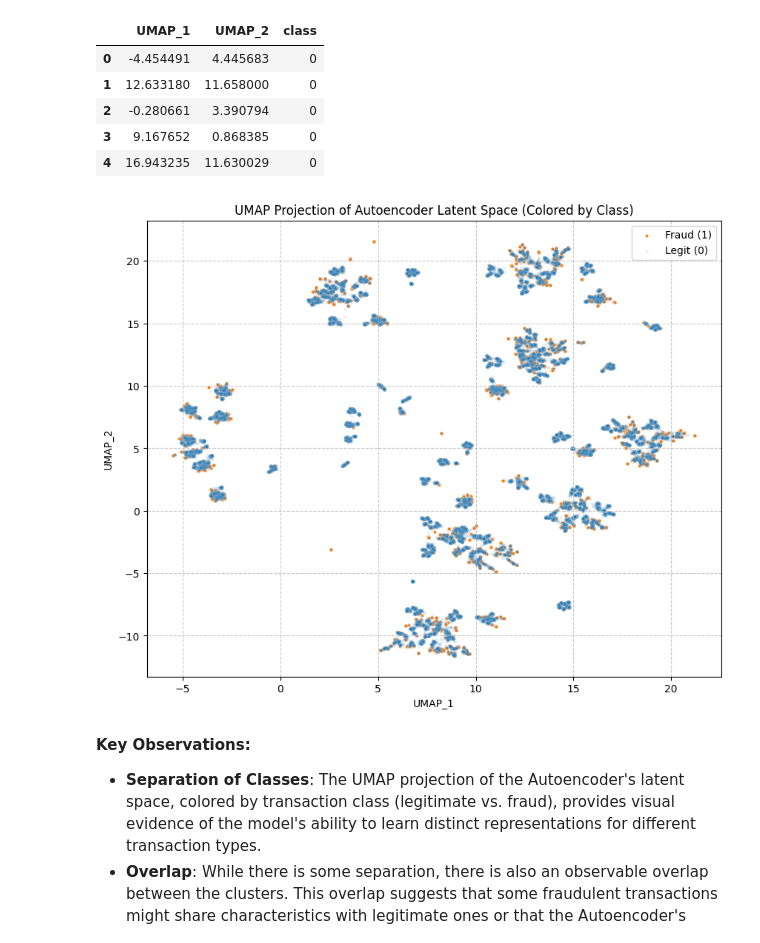
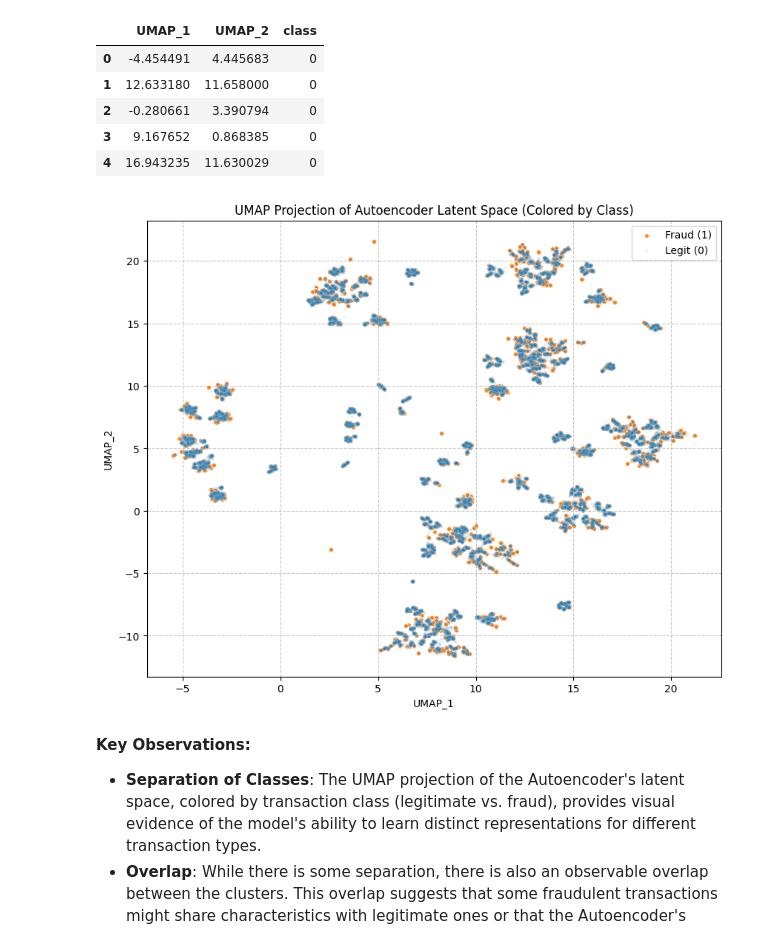
Before and after one commit to MLCoursesBBK/ZiZ_2026, a Jupyter notebook: Anomaly_Detection.ipynb, the cells around one changed output. Saved outputs shown, nothing was run; the diff lists cells and outputs as text; code cells hidden in the pictures.

Commit message:
added visualizations

```diff
--- a/Anomaly_Detection.ipynb
+++ b/Anomaly_Detection.ipynb
@@ -797,22 +797,22 @@ Shape of UMAP embedding: (82632, 2)
 # %%
 # Visualize the UMAP-reduced latent features
 plt.figure(figsize=(10, 8))
 sns.scatterplot(
     x='UMAP_1', y='UMAP_2', data=umap_df[umap_df['class']==1],
-    c='C1', s=10, alpha=0.9, label = 'Fraud (1)'
+    c='C1', s=15, alpha=0.9, label = 'Fraud (1)'
 )
 sns.scatterplot(
     x='UMAP_1', y='UMAP_2', data=umap_df[umap_df['class']==0],
-    c='C0', s=10, alpha=0.1, label = 'Legit (0)'
+    c='C0', s=8, alpha=0.1, label = 'Legit (0)'
 )
 plt.title('UMAP Projection of Autoencoder Latent Space (Colored by Class)')
 plt.xlabel('UMAP_1')
 plt.ylabel('UMAP_2')
 plt.grid(linestyle='--', alpha=0.7)
 plt.legend()
 plt.show()
 # %% [output]
-[figure, old version]
+[figure, new version]
 # %% [markdown]
 **Key Observations:**
 
```
